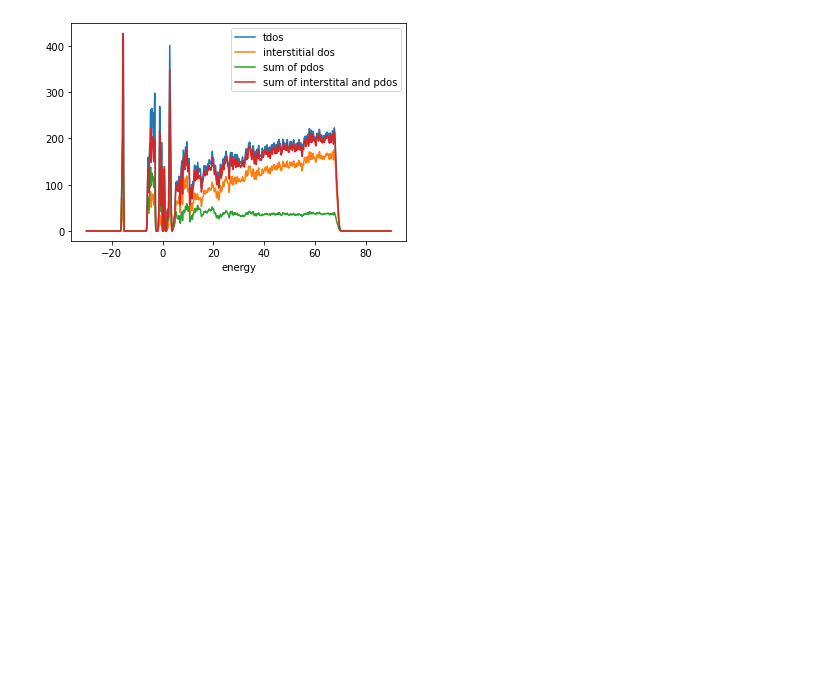
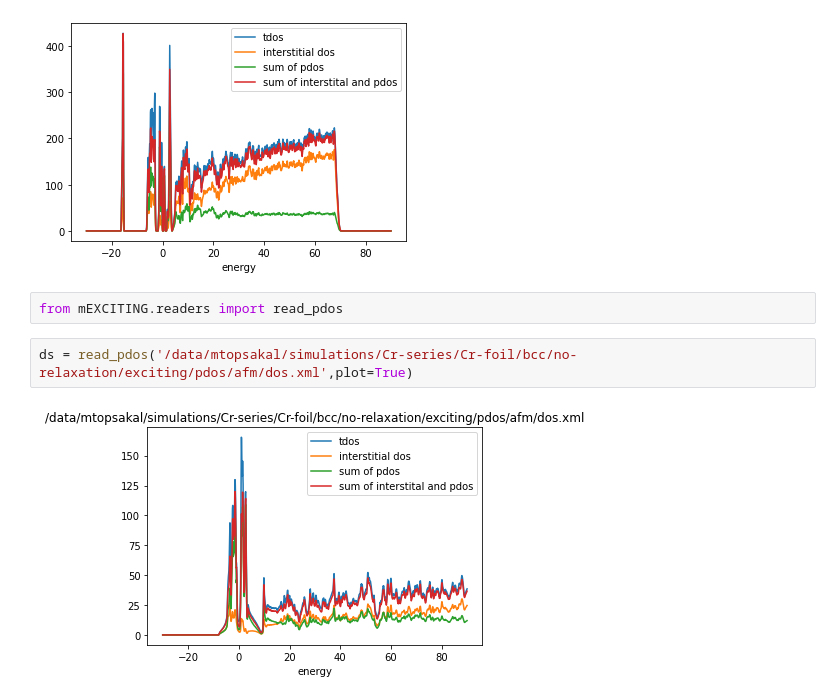
Before and after one commit to MehmetTopsakal/mcode, a Jupyter notebook: mEXCITING/read_pdos/exciting_pdos.ipynb, the cells around one changed output. Cells and saved outputs as stored; diff of their text form; blank space fills up the shorter version.

```diff
--- a/mEXCITING/read_pdos/exciting_pdos.ipynb
+++ b/mEXCITING/read_pdos/exciting_pdos.ipynb
@@ -277,3 +316,9 @@ ds_afm = read_pdos('afm/dos.xml',plot=True)
 [figure]
 [figure]
 [figure]
+# %%
+from mEXCITING.readers import read_pdos
+# %%
+ds = read_pdos('/data/mtopsakal/simulations/Cr-series/Cr-foil/bcc/no-relaxation/exciting/pdos/afm/dos.xml',plot=True)
+# %% [output]
+[figure, added]
```
Also changed, not shown: parts of 7 cells of this notebook, 3 other files.
